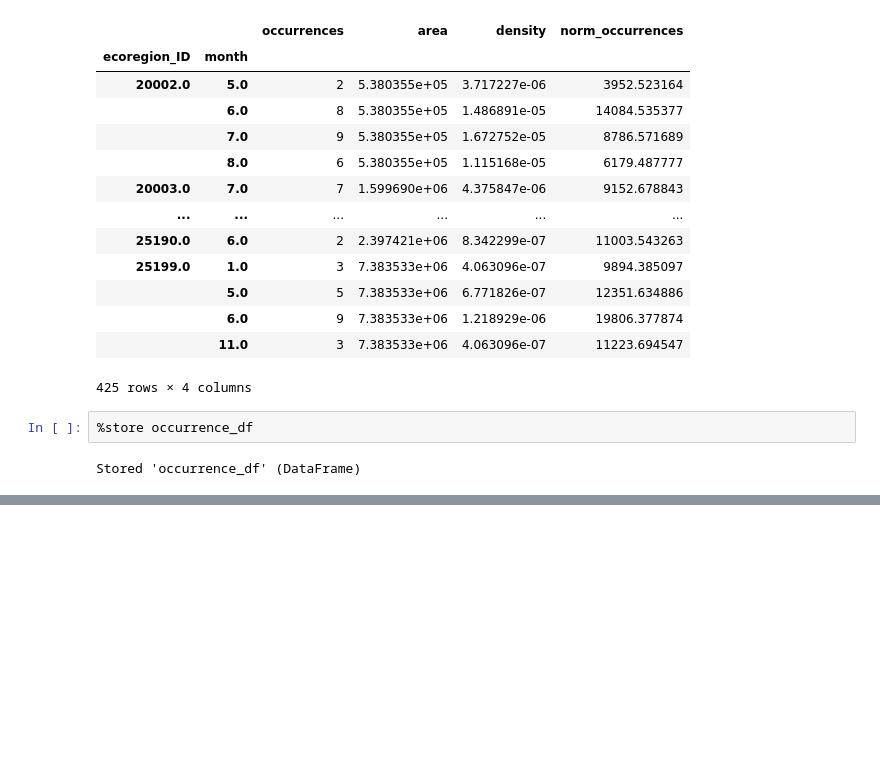
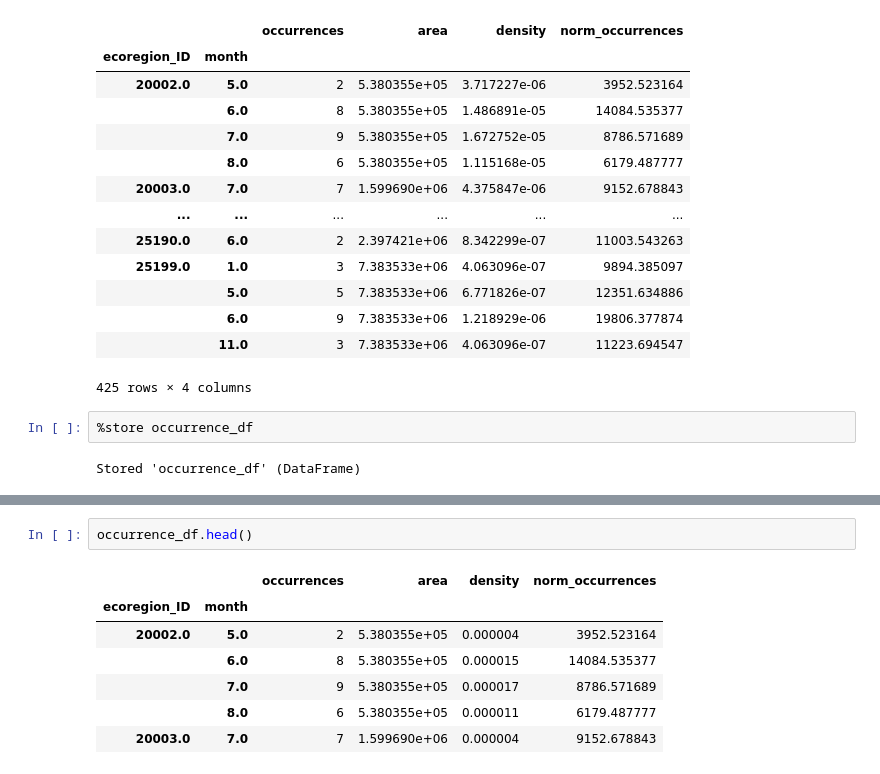
Before and after one commit to earthlab-education/species-distribution-coding-challenge-allenmoench, a Jupyter notebook: notebooks/whale-migration.ipynb, the cells around one changed output, grey strips where cells are left out. Saved outputs shown, nothing was run; the diff lists cells and outputs as text; blank space fills up the shorter version.

```diff
--- a/notebooks/whale-migration.ipynb
+++ b/notebooks/whale-migration.ipynb
@@ -402,0 +433,10 @@ Stored 'occurrence_df' (DataFrame)
+# %%
+occurrence_df.head()
+# %% [output]
+|  |  | occurrences | area | density | norm_occurrences |
+| ecoregion_ID | month |  |  |  |  |
+| 20002.0 | 5.0 | 2 | 5.380355e+05 | 0.000004 | 3952.523164 |
+|  | 6.0 | 8 | 5.380355e+05 | 0.000015 | 14084.535377 |
+|  | 7.0 | 9 | 5.380355e+05 | 0.000017 | 8786.571689 |
+|  | 8.0 | 6 | 5.380355e+05 | 0.000011 | 6179.487777 |
+| 20003.0 | 7.0 | 7 | 1.599690e+06 | 0.000004 | 9152.678843 |
```
Also changed, not shown: parts of 6 cells of this notebook, 1 other file.
